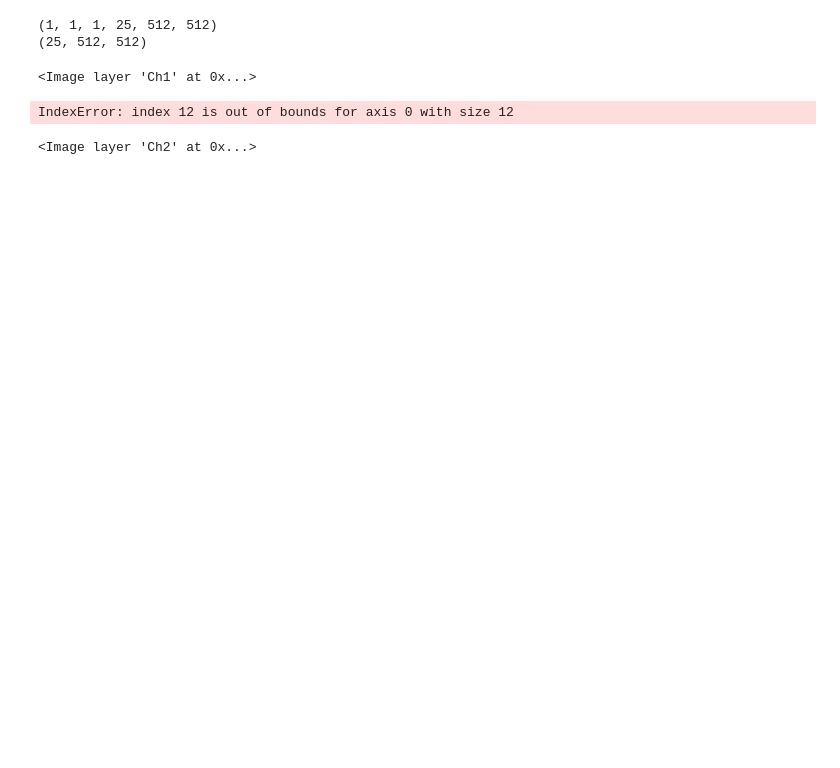
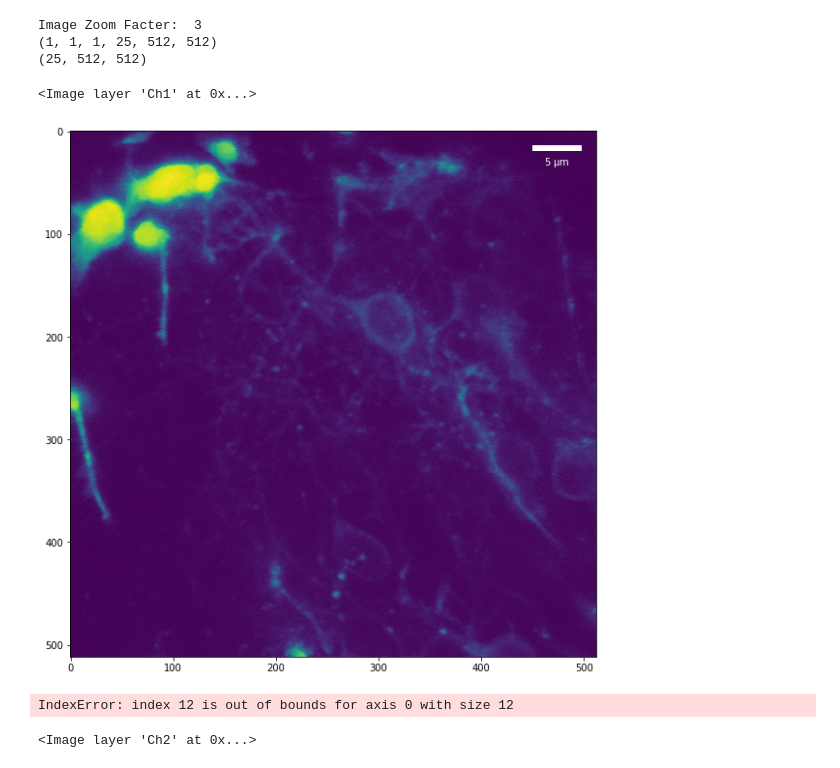
Before and after one commit to Peter-Hogg/GluSnFr-Notebook, a Jupyter notebook: 3G2P_Image_Viewer.ipynb, the cells around one changed output. Drawn from its saved outputs; the diff is of its cells as text; code cells hidden in the pictures; blank space fills up the shorter version.

Commit message:
Read meta-data for zoom

```diff
--- a/3G2P_Image_Viewer.ipynb
+++ b/3G2P_Image_Viewer.ipynb
@@ -17,13 +19,36 @@ def returnOffsetCorr(movie):
 
 plt.rcParams['figure.figsize'] = [16, 10]
 # %%
-image = imread('/mnt/5404b8a5-71b7-4464-9a1e-b40cd26fac58/Data_Drive/GluSnFr3_Project/GluSnfr3_210211/PDGFR (72hrs)/stack.tif')
+FILE = '/mnt/5404b8a5-71b7-4464-9a1e-b40cd26fac58/Data_Drive/GluSnFr3_Project/GluSnfr3_210211/PDGFR (72hrs)/stack.tif'
+
+image = imread(FILE)
+
+# Pull meta-data from the file
+metadata=ScanImageTiffReader(FILE).metadata()
+metadata_dict = {}
+metadata = metadata.split("\n")
+for data in metadata:
+    temp = data.split(" = ")
+    if len(temp) > 1:
+        metadata_dict[temp[0]] = temp[1]
+
+
+# Saving the zoom of the factor
+ZOOM = metadata_dict['SI.hRoiManager.scanZoomFactor']
+print('Image Zoom Facter: ', ZOOM)
+
+# PIXEL VALUE IN REAL WORLD MEASUREMENTS (um)
+PX = 0.31640625/int(ZOOM)
+
+
+
 print(image.shape)
 image = image[0,0,0,:,:,:]
 print(image.shape)
 
 corrected_image = returnOffsetCorr(image)
 # %% [output]
+Image Zoom Facter:  3
 (1, 1, 1, 25, 512, 512)
 (25, 512, 512)
 # %%
@@ -31,6 +56,25 @@ test = napari.Viewer()
 test.add_image(corrected_image, name='Ch1', scale=(5, 1, 1), colormap='green', blending='additive')
 # %% [output]
 <Image layer 'Ch1' at 0x...>
+# %%
+scalebar = sb.ScaleBar(
+    PX,
+    "um",
+    box_color =None,
+    box_alpha=0,
+    length_fraction=.1,
+    scale_loc="bottom",
+    border_pad=1,
+    pad=.5,
+    color='white'
+)
+fig, ax = plt.subplots()
+
+ax.add_artist(scalebar)
+ax.imshow(np.std(corrected_image, axis=0))
+plt.show()
+# %% [output]
+[figure, added]
 # %%
 ch1= np.zeros((int(image.shape[0]/2),512,512))
 ch1_count=0
```
Also changed, not shown: parts of 3 cells of this notebook.
